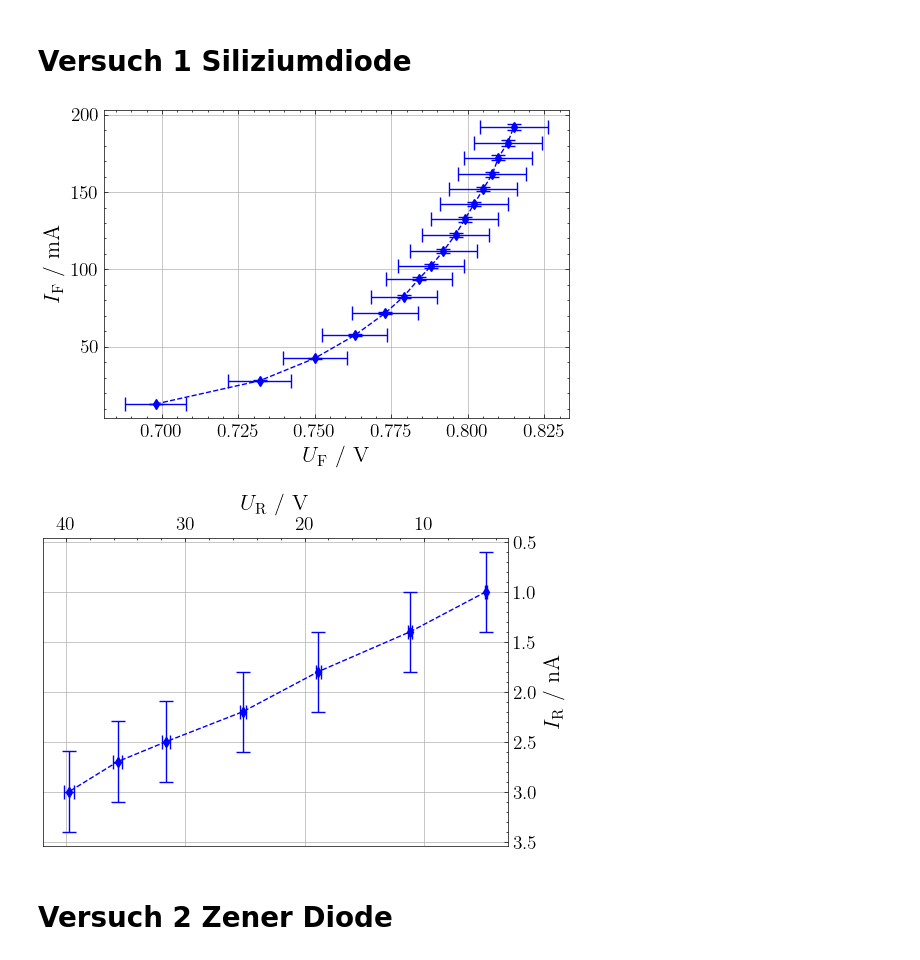
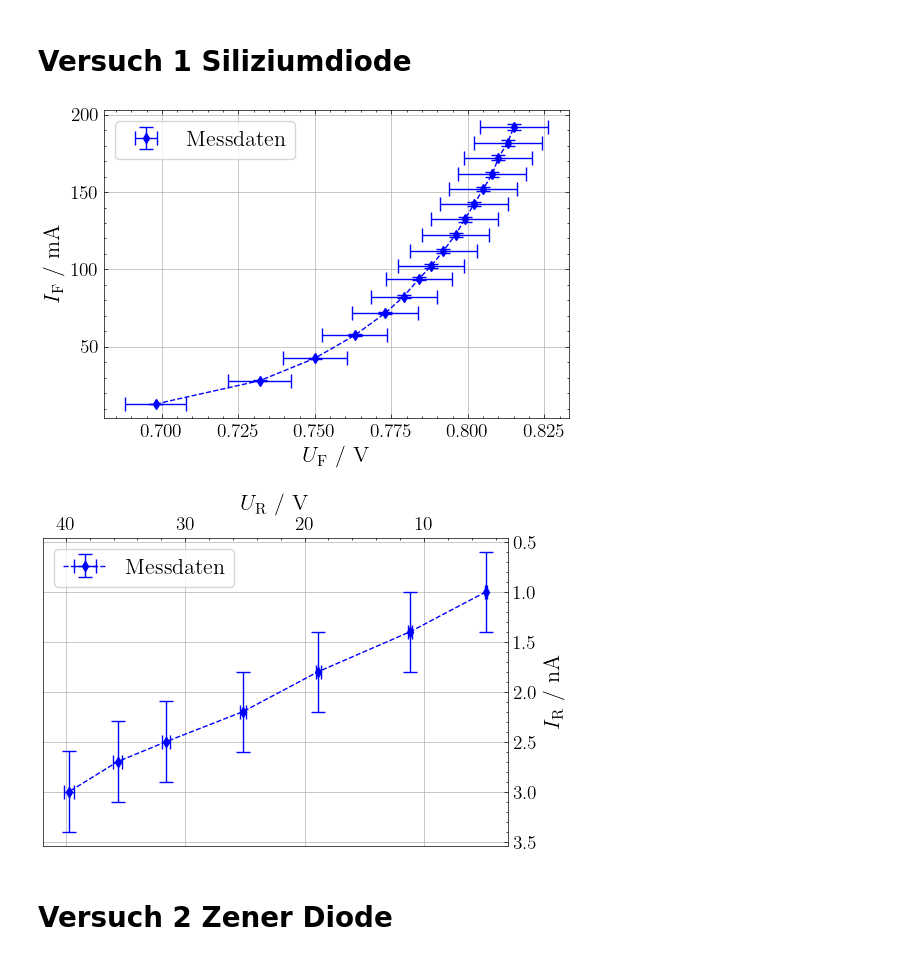
Before and after one commit to eudaemon3/Labor-Experimentalphysik-2, a Jupyter notebook: 05_Halbleiterdiode/Auswertung.ipynb, the cells around one changed output. Cells and saved outputs as stored; diff of their text form; code cells hidden in the pictures.

```diff
--- a/05_Halbleiterdiode/Auswertung.ipynb
+++ b/05_Halbleiterdiode/Auswertung.ipynb
@@ -49,19 +27,20 @@ def get_all_csv() -> list[str]:
 # %%
 I_F = np.array([12.95, 28.0, 42.52, 57.29, 71.7, 82.4, 93.8, 102.2, 111.9, 122.5, 132.3, 142.1, 151.9, 161.6, 172.3, 181.8, 191.9]) #mA
 U_F = np.array([0.698, 0.732, 0.750, 0.763, 0.773, 0.779, 0.784, 0.788, 0.792, 0.796, 0.799, 0.802, 0.805, 0.808, 0.810, 0.813, 0.815]) #V
 dU = U_F*0.01 + 0.003
 dI = I_F*0.01 + 0.03
 
 fig, ax = plt.subplots(1,1, figsize=(6, 4))
 
 ax.errorbar(x=U_F, y=I_F, xerr=dU, yerr=dI, fmt='d', color='blue',
                 capsize=5, label=r'Messdaten', markersize=5)
 ax.plot(U_F, I_F, 'b--')
 ax.set_xlabel(r'$U_\text{F}$ / $\text{V}$', fontsize=16)
 ax.set_ylabel(r'$I_\text{F}$ / $\text{mA}$', fontsize=16)
+ax.legend(frameon=True, fontsize=16)
 ax.grid(True)
 # %% [output]
-[figure, old version]
+[figure, new version]
 # %%
 U_R = np.array([4.813, 11.16, 18.86, 25.16, 31.59, 35.65, 39.71])  # V
 U_R2 = np.array([0.001, 0.0014, 0.0018, 0.0022, 0.0025, 0.0027, 0.003])  # V
@@ -74,7 +53,7 @@ dI  = dU_r2 *1000     # nA
 
 fig, ax = plt.subplots(figsize=(6, 4))
 
-ax.errorbar(U_R, I_F, xerr=dU, yerr=dI, fmt='b--d', capsize=5, markersize=5)
+ax.errorbar(U_R, I_F, xerr=dU, yerr=dI, fmt='b--d', capsize=5, markersize=5, label=r'Messdaten')
 
 # --- Mirror both axes into the negative direction ---
 ax.invert_xaxis()
@@ -91,9 +70,10 @@ ax.set_xlabel(r'$U_\text{R}$ / $\text{V}$', fontsize=16)
 ax.set_ylabel(r'$I_\text{R}$ / $\text{nA}$', fontsize=16)
 ax.grid(True)
 
+ax.legend(frameon=True, fontsize=16)
 plt.show()
 # %% [output]
-[figure, old version]
+[figure, new version]
 # %% [markdown]
 # Versuch 2 Zener Diode
 # %%
```
Also changed, not shown: parts of 10 cells of this notebook, 43 other files.
